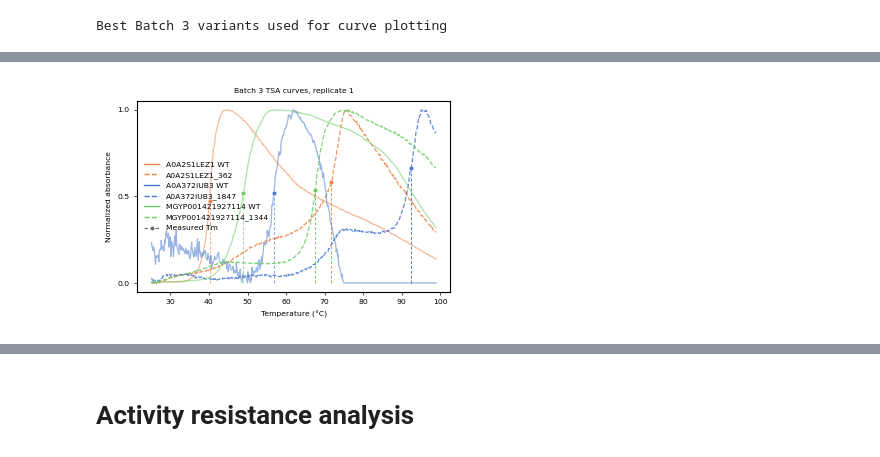
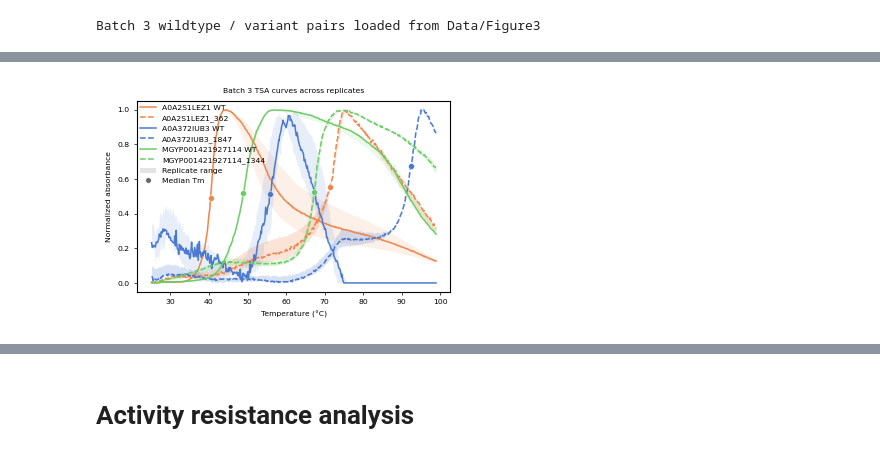
Before and after one commit to Umbriona/THOR_Analysis, a Jupyter notebook: Scripts/figure2.ipynb, the cells around one changed output, grey strips where cells are left out. Cells and saved outputs as stored; diff of their text form; code cells hidden in the pictures.

Commit message:
added plotting of TSA curves with replicas

```diff
--- a/Scripts/figure2.ipynb
+++ b/Scripts/figure2.ipynb
@@ -38,3 +41,6 @@ PALETTE = "colorblind"
+# %%
+File_TM_B3 = "../Data/Figure3/TSA_summary_round3.csv"
+File_TM_B4 = "../Data/Figure3/TSA_summary_round4.csv"
 # %%
 
 
@@ -555,45 +79,47 @@ Passing `palette` without assigning `hue` is deprecated and will be removed in v
 result_summary_B3_full = pd.read_csv(File_TM_B3)
 curve_dir_B3 = os.path.dirname(File_TM_B3)
 
-best_variant_pairs_B3, best_variant_replicates_B3, best_variant_curve_data_B3 = prepare_best_variant_curve_data(
-    result_summary_B3_full,
-    curve_dir_B3
+curve_pairs_B3, curve_replicates_B3, curve_data_B3 = prepare_tsa_curve_data_from_directory(
+    curve_dir_B3,
+    result_summary_B3_full
 )
 
-print("Best Batch 3 variants used for curve plotting")
+print("Batch 3 wildtype / variant pairs loaded from Data/Figure3")
 display(
-    best_variant_pairs_B3[[
+    curve_pairs_B3[[
         "wildtype_id",
         "variant_name",
         "Tm_difference_vs_wildtype",
         "variant_mean_Tm",
         "wildtype_mean_Tm",
-        "n_replicates"
+        "variant_curve_replicates",
+        "wildtype_curve_replicates"
     ]].round(3)
 )
 
 display(
-    best_variant_replicates_B3[[
+    curve_replicates_B3[[
         "wildtype_id",
         "sample_type",
         "sample_name",
-        "#Well_index",
         "replicate_id",
-        "#Tm"
-    ]].sort_values(["wildtype_id", "replicate_id", "sample_type"])
+        "Tm",
+        "R_square",
+        "curve_file"
+    ]].round({"Tm": 3, "R_square": 4})
 )
 
-replicate_to_plot = 1
 curve_plot_size_mm = (89, 60)
 curve_plot_font_size = 5.5
 
-plot_best_variant_curves(
-    best_variant_curve_data_B3,
-    best_variant_pairs_B3,
-    replicate_to_plot=replicate_to_plot,
+plot_tsa_replicate_bands(
+    curve_data_B3,
+    curve_pairs_B3,
     size_mm=curve_plot_size_mm,
-    font_size=curve_plot_font_size
+    font_size=curve_plot_font_size,
+    title="Batch 3 TSA curves across replicates"
 )
 plt.savefig("Best_variants_melting_curves.pdf", bbox_inches="tight")
+plt.show()
 # %% [output]
-Best Batch 3 variants used for curve plotting
+Batch 3 wildtype / variant pairs loaded from Data/Figure3
@@ -621 +147 @@ Best Batch 3 variants used for curve plotting
-[figure, old version]
+[figure, new version]
```
Also changed, not shown: parts of 12 cells of this notebook, 1 other file.
